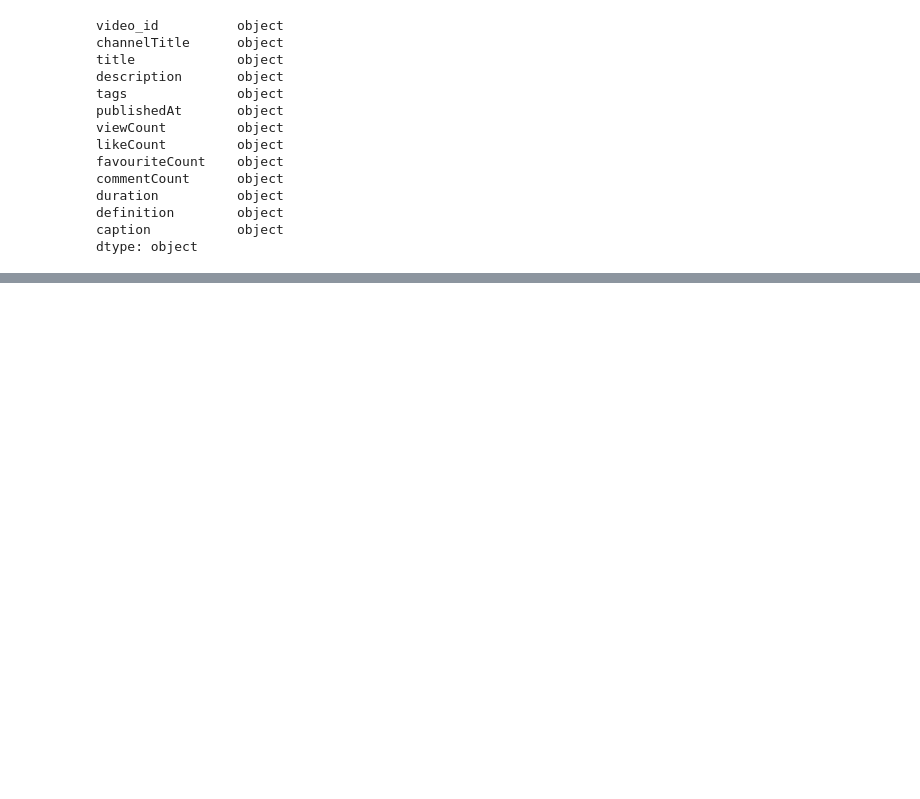
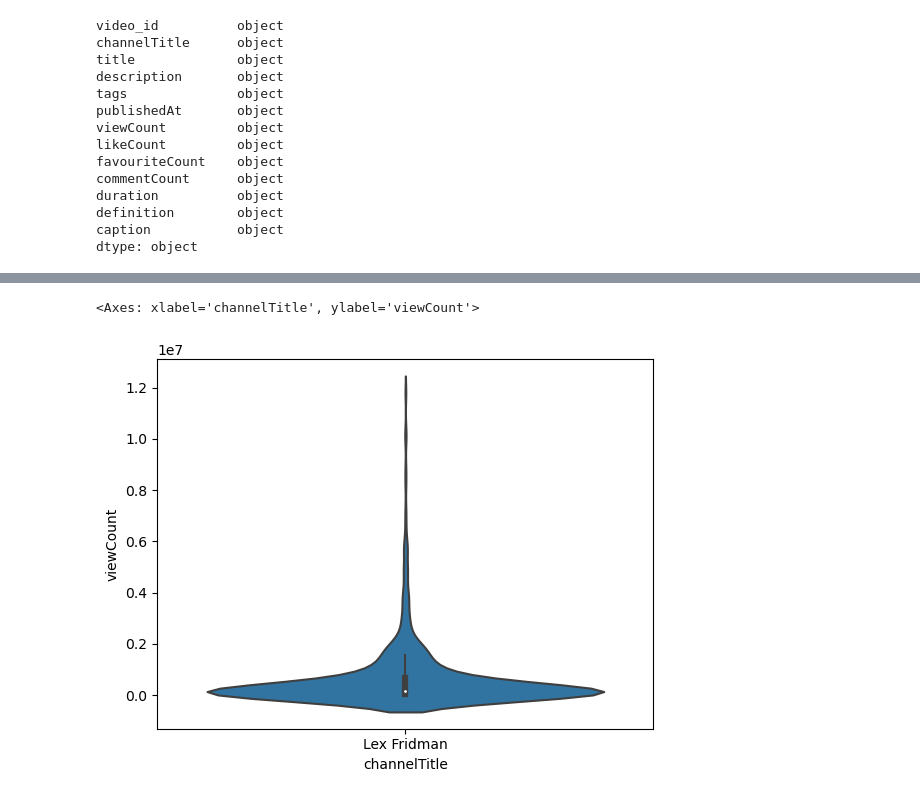
Before and after one commit to ViviyanT/Analyzing_YouTube_Channel_Performance_with_Python, a Jupyter notebook: Python.ipynb, the cells around one changed output, grey strips where cells are left out. Saved outputs shown, nothing was run; the diff lists cells and outputs as text; code cells hidden in the pictures; blank space fills up the shorter version.

```diff
--- a/Python.ipynb
+++ b/Python.ipynb
@@ -265,0 +309,5 @@ video_df
+# %%
+sns.violinplot(x=video_df['channelTitle'], y=video_df['viewCount'])
+# %% [output]
+<Axes: xlabel='channelTitle', ylabel='viewCount'>
+[figure, added]
```
Also changed, not shown: parts of 25 cells of this notebook.
